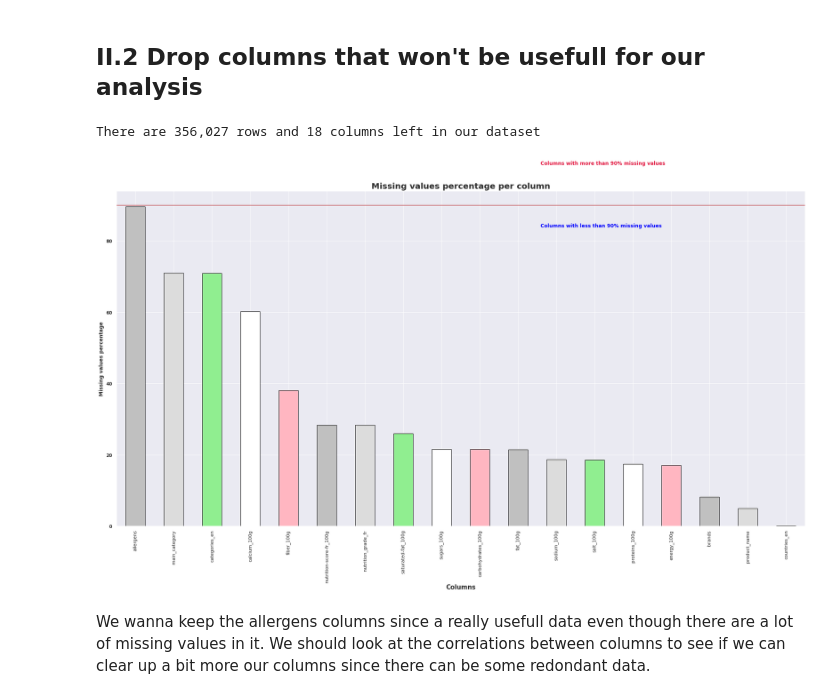
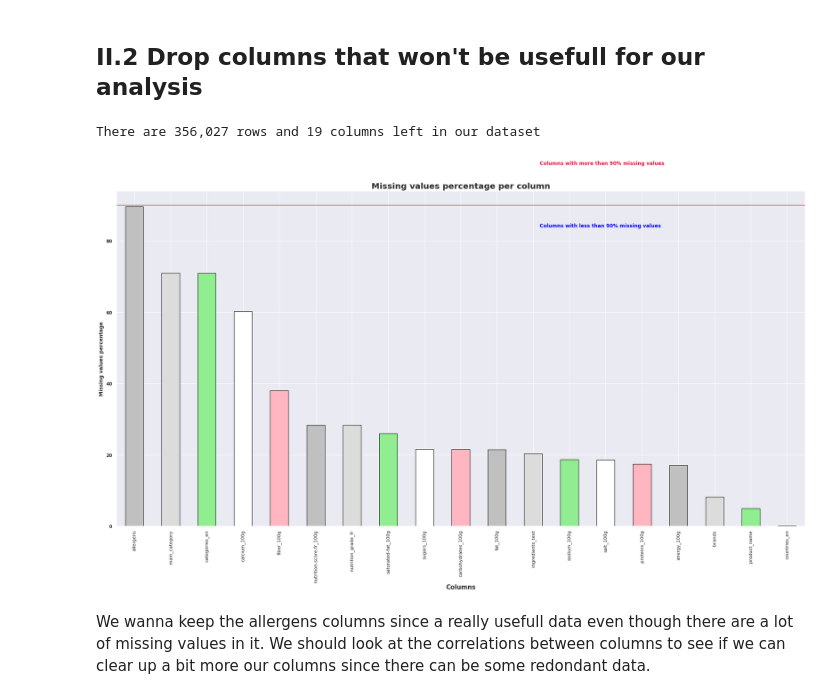
Before and after one commit to Hellfik/Foodflix, a Jupyter notebook: notebook/data_cleaning.ipynb, the cells around one changed output. Drawn from its saved outputs; the diff is of its cells as text; code cells hidden in the pictures.

```diff
--- a/notebook/data_cleaning.ipynb
+++ b/notebook/data_cleaning.ipynb
@@ -98,7 +98,7 @@ df = df.drop([
     'states_tags',
     #'brands',
     'brands_tags',
-    'ingredients_text',
+    #'ingredients_text',
     'additives',
     'serving_size',
     'additives_tags',
@@ -106,35 +106,35 @@ df = df.drop([
     'pnns_groups_2',
     'pnns_groups_1',
     'packaging_tags',
     'packaging',
     'image_url',
     'image_small_url',
     'labels',
     'labels_tags',
     'stores',
     'quantity',
     'purchase_places',
     'manufacturing_places',
     'manufacturing_places_tags',
     'trans-fat_100g',
     'ingredients_that_may_be_from_palm_oil_n',
     'ingredients_from_palm_oil_n',
     'cholesterol_100g',
     'vitamin-c_100g',
     'vitamin-a_100g',
     'generic_name',
     'categories_tags',
     'countries',
     'countries_tags',
     'categories',
     'iron_100g'
     ], axis=1)
 
 print('There are {:,} rows and {} columns left in our dataset'.format(df.shape[0], df.shape[1]))
 msv1(df,90, color=('silver', 'gainsboro', 'lightgreen', 'white', 'lightpink'))
 # %% [output]
-There are 356,027 rows and 18 columns left in our dataset
+There are 356,027 rows and 19 columns left in our dataset
-[figure, old version]
+[figure, new version]
 # %% [markdown]
 We wanna keep the allergens columns since a really usefull data even though there are a lot of missing values in it.
 We should look at the correlations between columns to see if we can clear up a bit more our columns since there can be some redondant data.
```
Also changed, not shown: parts of 31 cells of this notebook, 4 other files.
